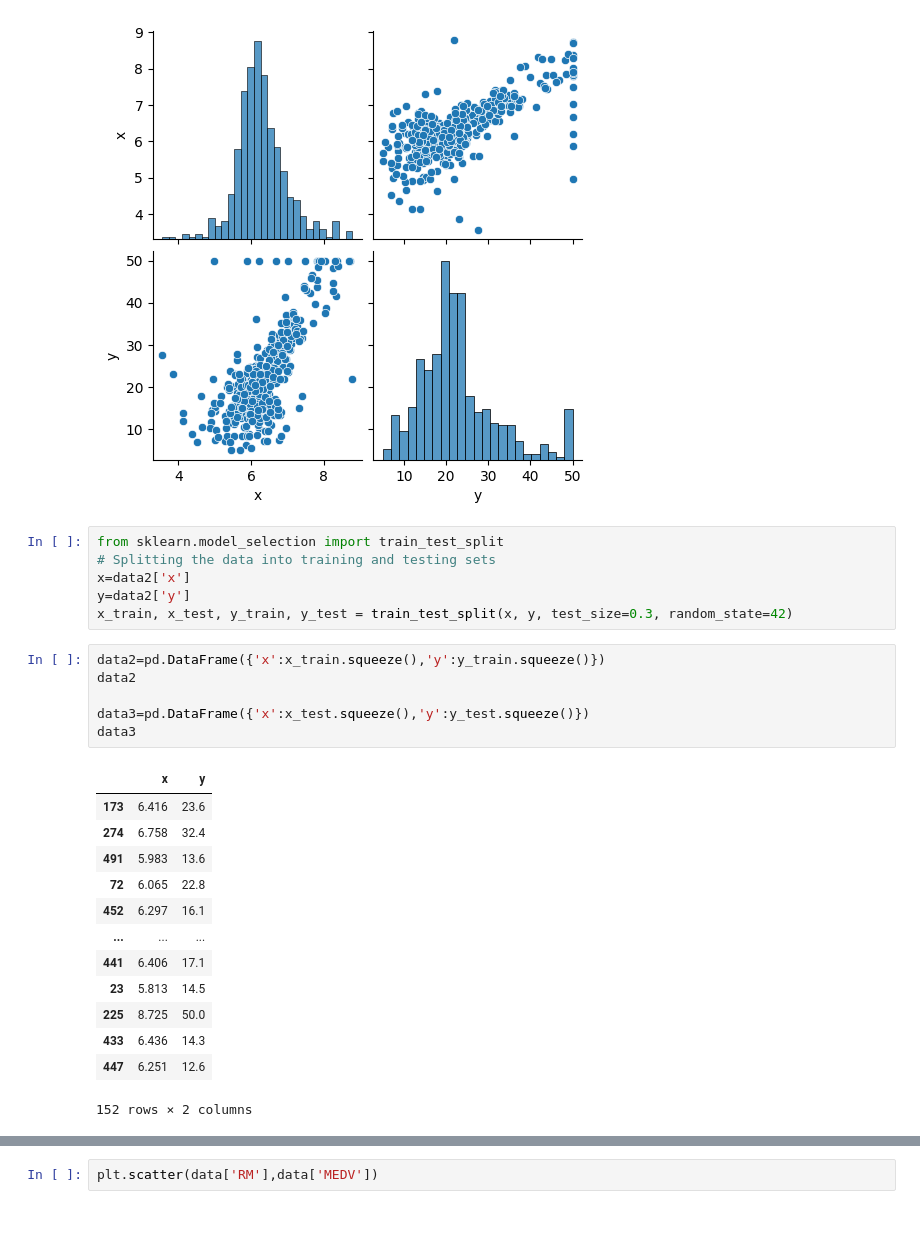
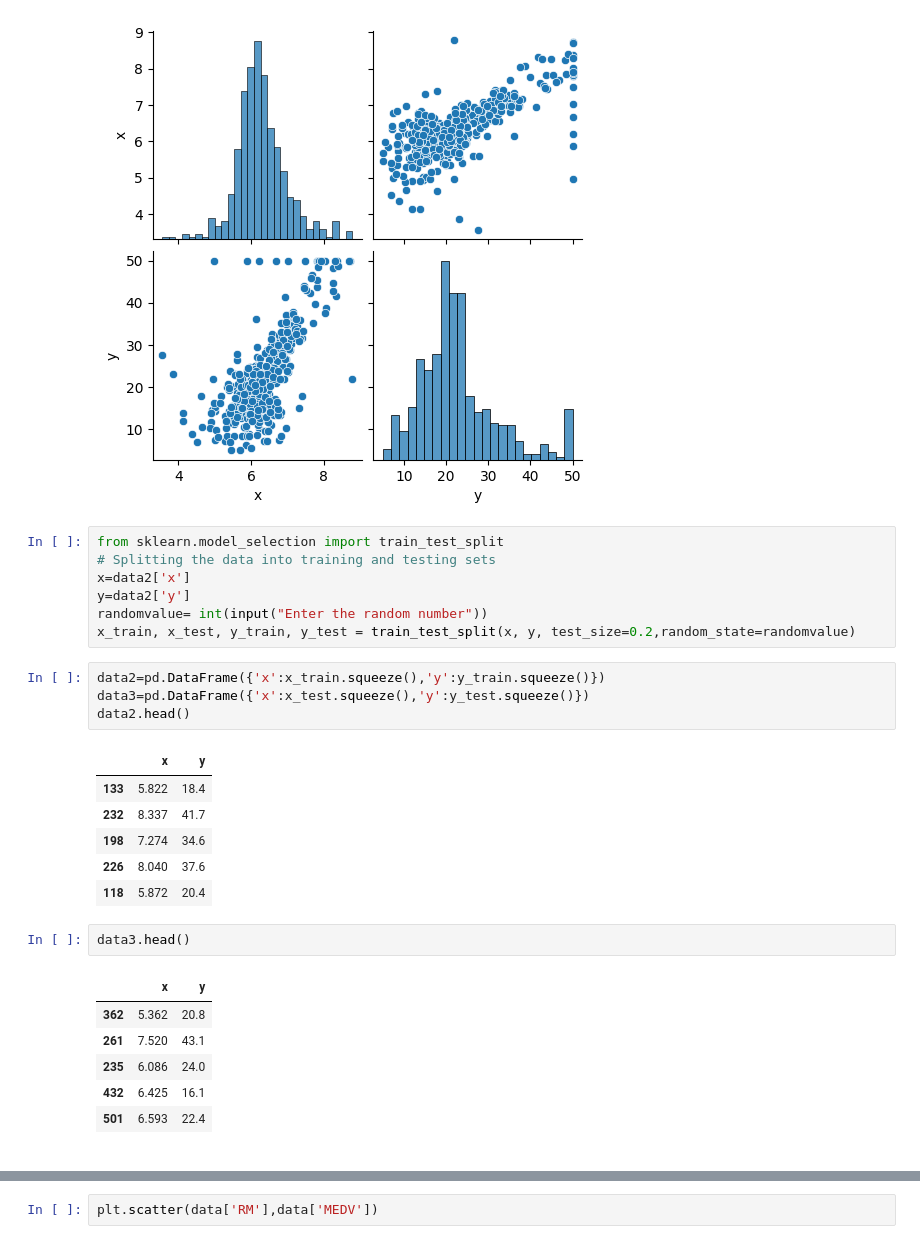
Before and after one commit to abiral-adhikari/mcsc-project, a Jupyter notebook: quatratic.ipynb, the cells around one changed output, grey strips where cells are left out. Cells and saved outputs as stored; diff of their text form.

```diff
--- a/quatratic.ipynb
+++ b/quatratic.ipynb
@@ -31,25 +32,28 @@ from sklearn.model_selection import train_test_split
 # Splitting the data into training and testing sets
 x=data2['x']
 y=data2['y']
-x_train, x_test, y_train, y_test = train_test_split(x, y, test_size=0.3, random_state=42)
+randomvalue= int(input("Enter the random number"))
+x_train, x_test, y_train, y_test = train_test_split(x, y, test_size=0.2,random_state=randomvalue)
 # %%
 data2=pd.DataFrame({'x':x_train.squeeze(),'y':y_train.squeeze()})
-data2
-
 data3=pd.DataFrame({'x':x_test.squeeze(),'y':y_test.squeeze()})
-data3
+data2.head()
 # %% [output]
 |  | x | y |
-| 173 | 6.416 | 23.6 |
-| 274 | 6.758 | 32.4 |
-| 491 | 5.983 | 13.6 |
-| 72 | 6.065 | 22.8 |
-| 452 | 6.297 | 16.1 |
-| ... | ... | ... |
-| 441 | 6.406 | 17.1 |
-| 23 | 5.813 | 14.5 |
-| 225 | 8.725 | 50.0 |
-| 433 | 6.436 | 14.3 |
-| 447 | 6.251 | 12.6 |
+| 133 | 5.822 | 18.4 |
+| 232 | 8.337 | 41.7 |
+| 198 | 7.274 | 34.6 |
+| 226 | 8.040 | 37.6 |
+| 118 | 5.872 | 20.4 |
-152 rows × 2 columns
+# %%
+data3.head()
+# %% [output]
+|  | x | y |
+| 362 | 5.362 | 20.8 |
+| 261 | 7.520 | 43.1 |
+| 235 | 6.086 | 24.0 |
+| 432 | 6.425 | 16.1 |
+| 501 | 6.593 | 22.4 |
+# %% [markdown]
+<!-- Finding the required values for operation -->
 # %%
```
Also changed, not shown: parts of 33 cells of this notebook.
